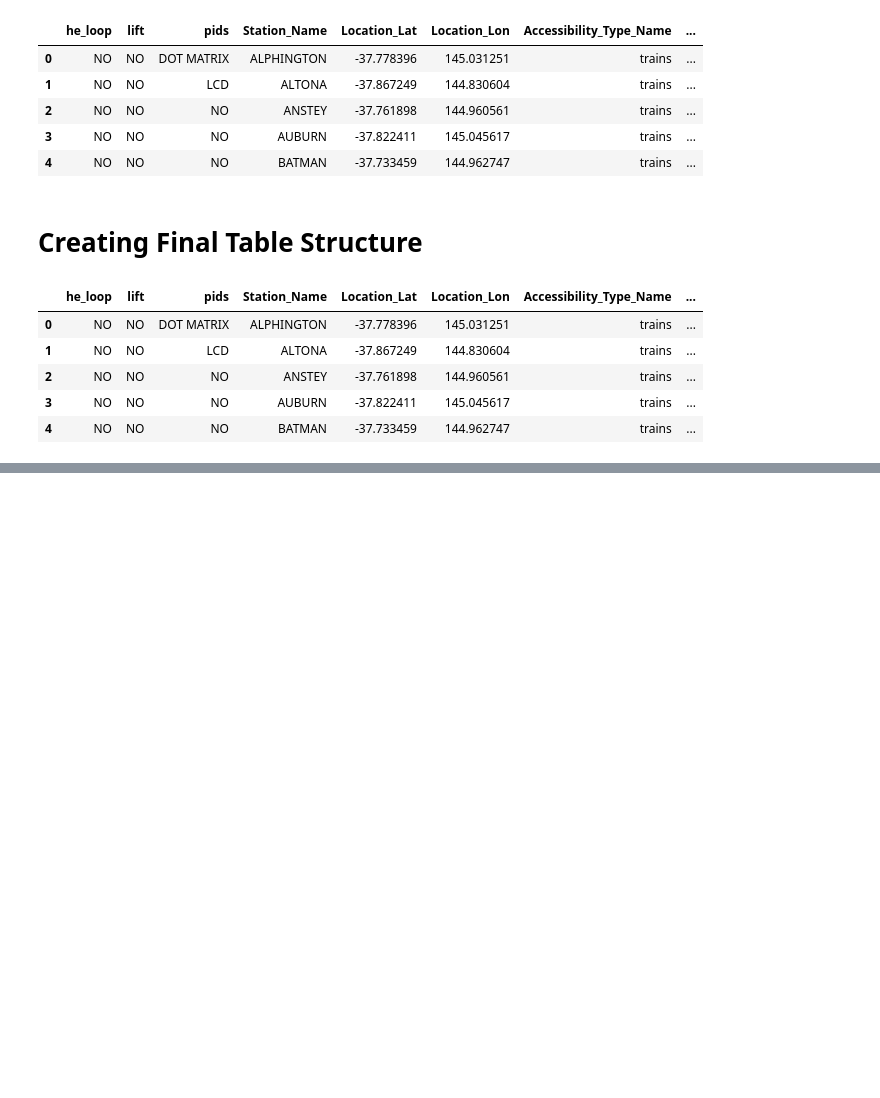
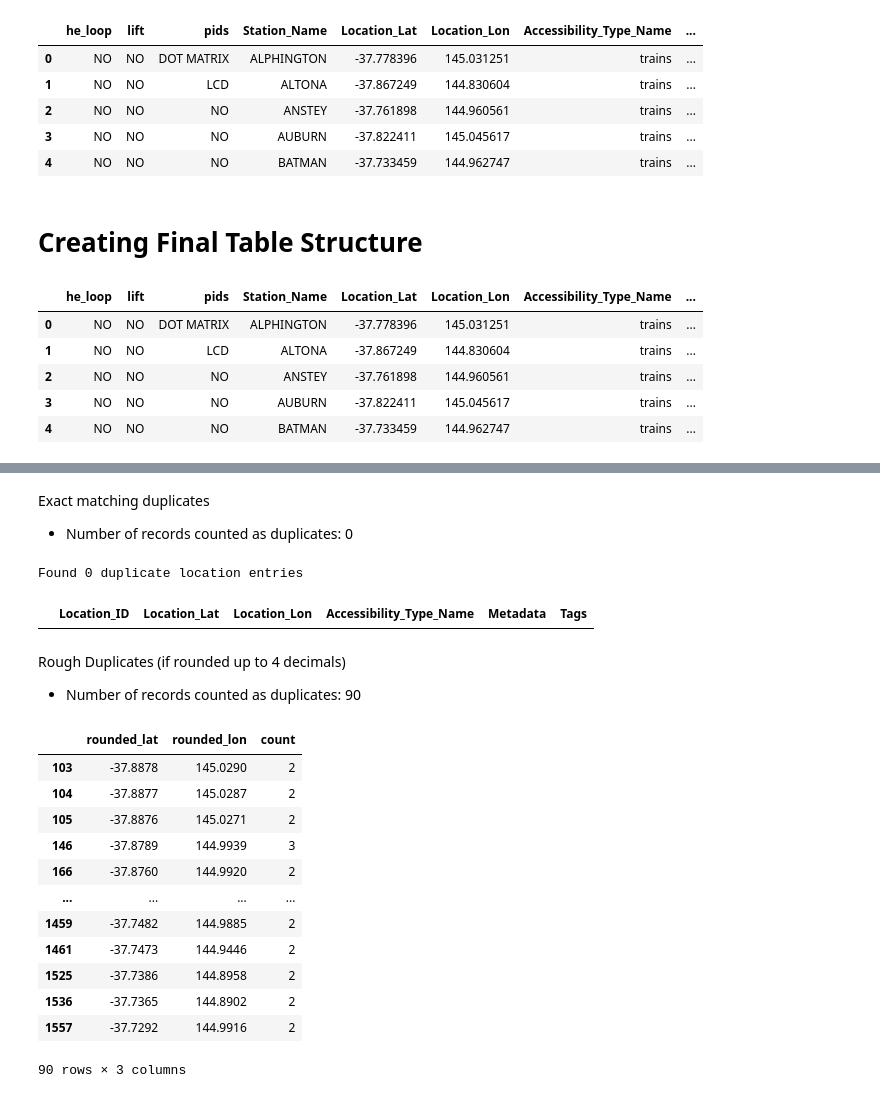
Before and after one commit to CherianK/mobility_mate, a Jupyter notebook: assets/data_preprocessing/dw_metrodata.ipynb, the cells around one changed output, grey strips where cells are left out. Saved outputs shown, nothing was run; the diff lists cells and outputs as text; code cells hidden in the pictures; blank space fills up the shorter version.

```diff
--- a/assets/data_preprocessing/dw_metrodata.ipynb
+++ b/assets/data_preprocessing/dw_metrodata.ipynb
@@ -103,0 +123,6 @@ metro_data.to_csv('metro_CSV.csv', index=False)
+# %%
+# Renaming columns
+tram_osm = tram_osm.rename(columns={'Accesibility_Type_Name': 'Accessibility_Type_Name',
+                                    'Location_Lan': 'Location_Lon'})
+
+tram_osm.head(5)
@@ -103,0 +148,48 @@ metro_data.to_csv('metro_CSV.csv', index=False)
+# %% [markdown]
+Exact matching duplicates
+- Number of records counted as duplicates: 0
+# %%
+# standardising lat and lon to 6 decimal places
+transpo_full['Location_Lat'] = transpo_full['Location_Lat'].round(6)
+transpo_full['Location_Lon'] = transpo_full['Location_Lon'].round(6)
+
+# Check for duplicate rows based on both latitude and longitude
+duplicates = transpo_full.duplicated(subset=['Location_Lat', 'Location_Lon'], keep=False)
+
+# Show all duplicate rows (keeping all occurrences)
+duplicate_rows = transpo_full[duplicates]
+print(f"Found {len(duplicate_rows)} duplicate location entries")
+duplicate_rows.sort_values(['Location_Lat', 'Location_Lon'])
+# %% [output]
+Found 0 duplicate location entries
+|  | Location_ID | Location_Lat | Location_Lon | Accessibility_Type_Name | Metadata | Tags |
+# %% [markdown]
+Rough Duplicates (if rounded up to 4 decimals)
+- Number of records counted as duplicates: 90
+# %%
+# Round coordinates to 4 decimal places (~11 meter precision)
+transpo_full['rounded_lat'] = transpo_full['Location_Lat'].round(4)
+transpo_full['rounded_lon'] = transpo_full['Location_Lon'].round(4)
+
+# Check for duplicates on rounded coordinates
+fuzzy_duplicates = transpo_full.duplicated(subset=['rounded_lat', 'rounded_lon'], keep=False)
+
+# Count how many times each location appears
+location_counts = transpo_full.groupby(['rounded_lat', 'rounded_lon']).size().reset_index(name='count')
+duplicate_counts = location_counts[location_counts['count'] > 1]
+
+duplicate_counts
+# %% [output]
+|  | rounded_lat | rounded_lon | count |
+| 103 | -37.8878 | 145.0290 | 2 |
+| 104 | -37.8877 | 145.0287 | 2 |
+| 105 | -37.8876 | 145.0271 | 2 |
+| 146 | -37.8789 | 144.9939 | 3 |
+| 166 | -37.8760 | 144.9920 | 2 |
+| ... | ... | ... | ... |
+| 1459 | -37.7482 | 144.9885 | 2 |
+| 1461 | -37.7473 | 144.9446 | 2 |
+| 1525 | -37.7386 | 144.8958 | 2 |
+| 1536 | -37.7365 | 144.8902 | 2 |
+| 1557 | -37.7292 | 144.9916 | 2 |
+90 rows × 3 columns
```
Also changed, not shown: parts of 6 cells of this notebook, 1 other file.
